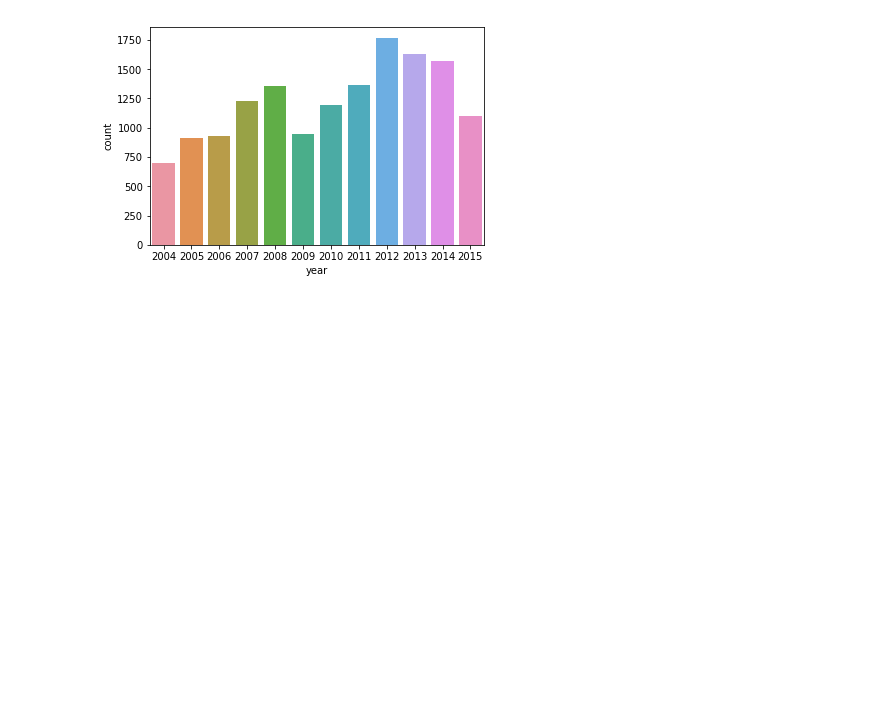
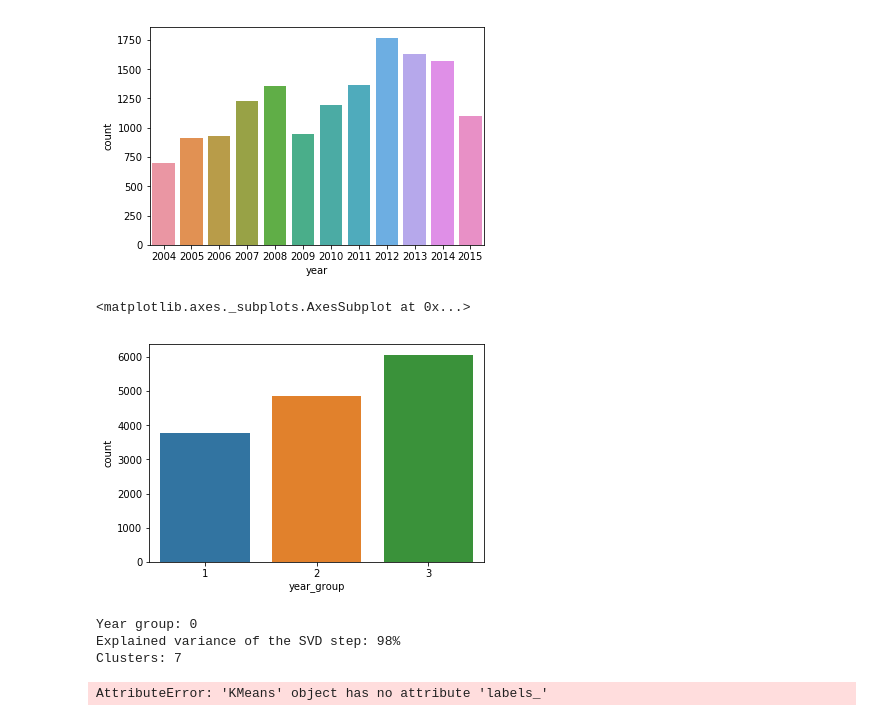
Before and after one commit to lppier/Armenian_Online_Job_Postings_Text_Mining, a Jupyter notebook: Anurag/1 - skill_sets_exploration.ipynb, the cells around one changed output. Drawn from its saved outputs; the diff is of its cells as text; code cells hidden in the pictures; blank space fills up the shorter version.

Commit message:
Add required qualifications by year group

```diff
--- a/Anurag/1 - skill_sets_exploration.ipynb
+++ b/Anurag/1 - skill_sets_exploration.ipynb
@@ -397,3 +397,20 @@ ax
 # %% [output]
 <matplotlib.axes._subplots.AxesSubplot at 0x...>
 [figure]
+# %%
+def set_group_by_year(year):
+    year = int(year)
+    if year >= 2004 and year <= 2007:
+        return 1
+    elif year >= 2008 and year <= 2011:
+        return 2
+    else:
+        return 3
+
+df["year_group"] = df["year"].apply(set_group_by_year)
+# %%
+ax = sns.countplot(x="year_group", data=df)
+ax
+# %% [output]
+<matplotlib.axes._subplots.AxesSubplot at 0x...>
+[figure, added]
@@ -399,0 +421,36 @@ ax
+# %%
+# For each data frame create the TF_IDF matrix, perform SVD decomposition and then KMeans cluster
+year_wise_dfs = [df1, df2, df3]
+CLUSTERS = 7
+
+for idx, year_wise_df in enumerate(year_wise_dfs):
+    print("Year group: {0}".format(idx))
+
+    # create the TF-IDF matrix
+    vec_tfidf = TfidfVectorizer(max_df=0.7, min_df=3, use_idf=True)
+    required_qual_tfidf = vec_tfidf.fit_transform(year_wise_df['RequiredQual_processedtext'])
+
+    # Use SVD to reduce dimensions
+    svd = TruncatedSVD(1000)
+    normalizer = Normalizer(copy=False)
+    lsa = make_pipeline(svd, normalizer)
+    X_lsa = lsa.fit_transform(required_qual_tfidf)
+
+    explained_variance = svd.explained_variance_ratio_.sum()
+    print("Explained variance of the SVD step: {}%".format(int(explained_variance * 100)))
+
+    # KMeans clustering
+    km3 = KMeans(n_clusters=CLUSTERS, init='k-means++', max_iter=1000, n_init=1, random_state=1)
+    km3.fit(X_lsa)
+
+    # The higher the better (-1 to 1)
+    print("Clusters: {0}".format(CLUSTERS))
+    print("Silhouette Coefficient for clusters: %0.3f"
+          % metrics.silhouette_score(X_lsa, km3.labels_))
+
+    print_terms(km3, CLUSTERS)
+# %% [output]
+Year group: 0
+Explained variance of the SVD step: 98%
+Clusters: 7
+AttributeError: 'KMeans' object has no attribute 'labels_'
```
Also changed, not shown: parts of 1 cell of this notebook.
